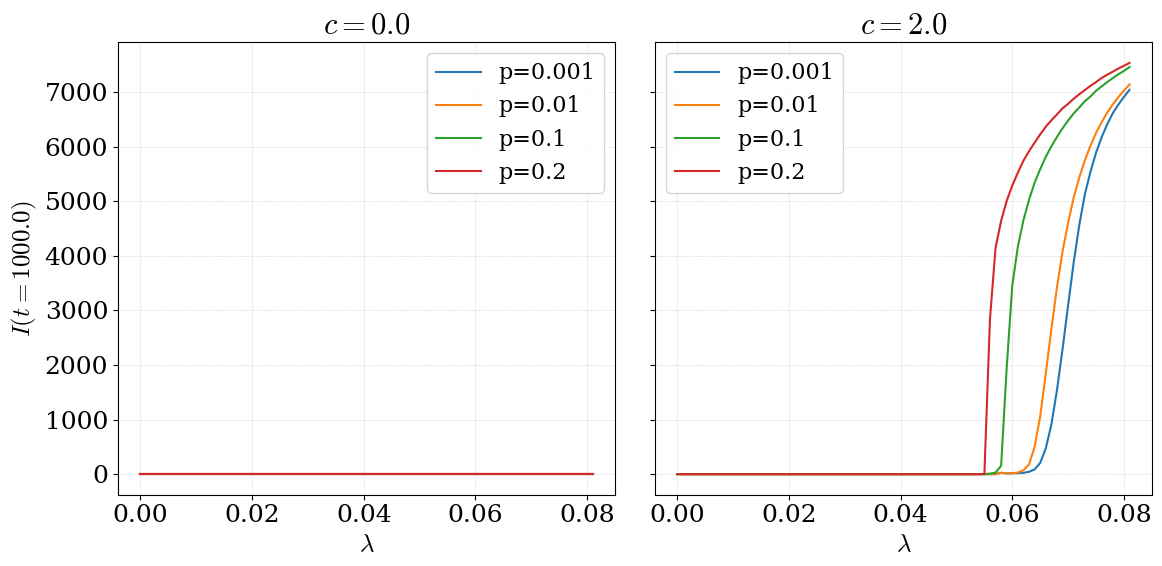
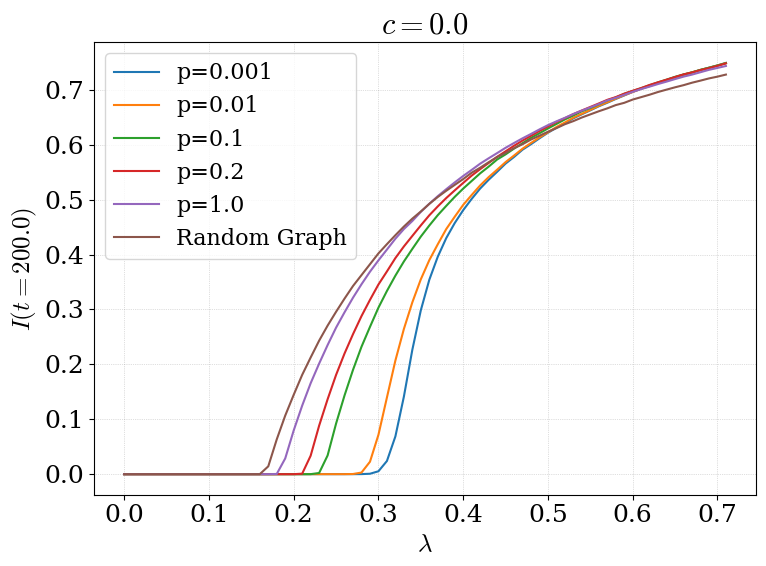
Code edit (unified diff) that turned the first committed figure into the second:
--- before
+++ after
@@ -1,3 +1,3 @@
-fig, axes = plt.subplots(1, len(c_list), figsize=(6 * len(c_list), 6), sharey=True, squeeze=False)
+fig, axes = plt.subplots(1, len(c_list), figsize=(8 * len(c_list), 6), sharey=True, squeeze=False)
 
 delta = 0.05
@@ -14,5 +14,8 @@
         p = p_list[p_idx]
         valid_mean_I = valid_last_I[p_idx, c_idx, :]
-        ax.plot(lamb_values, valid_mean_I, label=f"p={p}", color=colors[p_idx])
+        label = f"p={p}"
+        if p < 0:
+            label = f"Random Graph"
+        ax.plot(lamb_values, valid_mean_I/N, label=label, color=colors[p_idx])
         # axes[c_idx].plot(lamb_values, valid_mean_I/(2 * N), label=f"edge={edge_num}", linestyle="", marker="o", markersize=6, markerfacecolor="none", markeredgecolor=colors[e_idx])
 
@@ -23,5 +26,5 @@
     if c_idx == 0:
         ax.set_ylabel(rf"$I(t={tmax})$")
-    # axes[c_idx].set_xlim(0.00, 0.04)
+    # axes[0, c_idx].set_xlim(0.08, 0.10)
     # axes[c_idx].set_ylim(0-delta, 1+delta)
 

Commit: 916